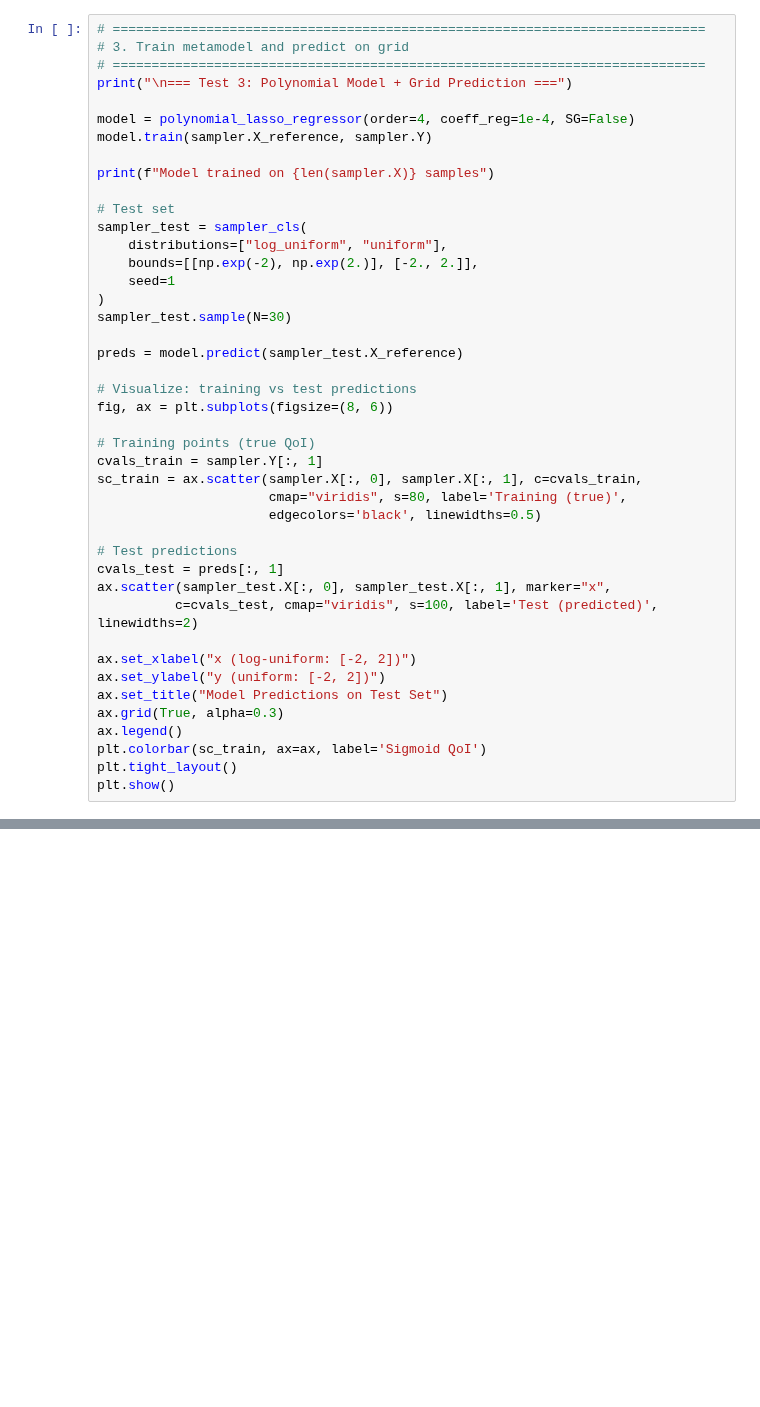
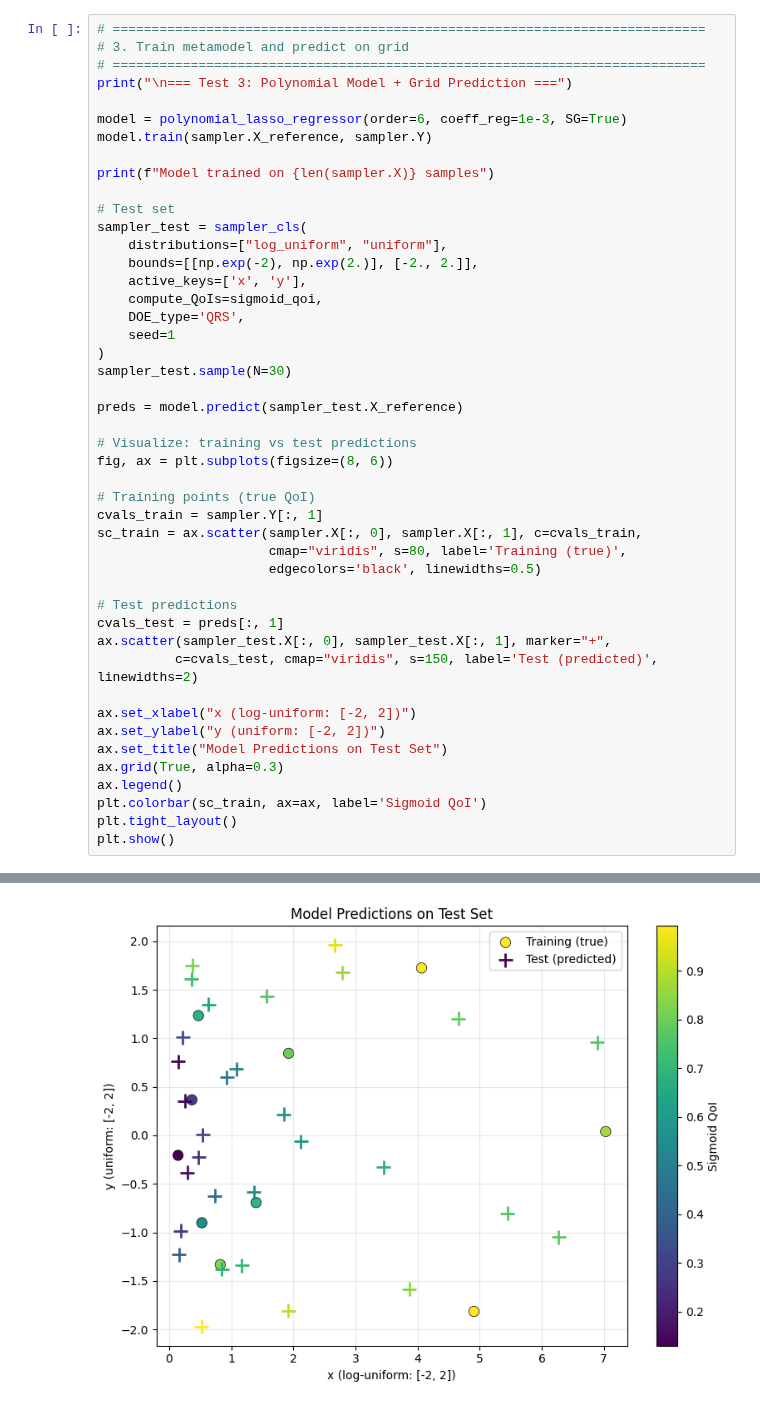
Before and after one commit to kerfriden/SurrOptim, a Jupyter notebook: demo_surroptim.ipynb, the cells around one changed output, grey strips where cells are left out. Cells and saved outputs as stored; diff of their text form; blank space fills up the shorter version.

```diff
--- a/demo_surroptim.ipynb
+++ b/demo_surroptim.ipynb
@@ -131,7 +189,7 @@ plt.show()
 # ============================================================================
 print("\n=== Test 3: Polynomial Model + Grid Prediction ===")
 
-model = polynomial_lasso_regressor(order=4, coeff_reg=1e-4, SG=False)
+model = polynomial_lasso_regressor(order=6, coeff_reg=1e-3, SG=True)
 model.train(sampler.X_reference, sampler.Y)
 
 print(f"Model trained on {len(sampler.X)} samples")
@@ -140,6 +198,9 @@ print(f"Model trained on {len(sampler.X)} samples")
 sampler_test = sampler_cls(
     distributions=["log_uniform", "uniform"],
     bounds=[[np.exp(-2), np.exp(2.)], [-2., 2.]],
+    active_keys=['x', 'y'],
+    compute_QoIs=sigmoid_qoi,
+    DOE_type='QRS',
     seed=1
 )
 sampler_test.sample(N=30)
@@ -157,8 +218,8 @@ sc_train = ax.scatter(sampler.X[:, 0], sampler.X[:, 1], c=cvals_train,
 
 # Test predictions
 cvals_test = preds[:, 1]
-ax.scatter(sampler_test.X[:, 0], sampler_test.X[:, 1], marker="x",
-          c=cvals_test, cmap="viridis", s=100, label='Test (predicted)', linewidths=2)
+ax.scatter(sampler_test.X[:, 0], sampler_test.X[:, 1], marker="+",
+          c=cvals_test, cmap="viridis", s=150, label='Test (predicted)', linewidths=2)
 
 ax.set_xlabel("x (log-uniform: [-2, 2])")
 ax.set_ylabel("y (uniform: [-2, 2])")
@@ -168,3 +229,4 @@ ax.legend()
 plt.colorbar(sc_train, ax=ax, label='Sigmoid QoI')
 plt.tight_layout()
 plt.show()
+# %% [output]
@@ -170,0 +249 @@ plt.show()
+[figure, added]
```
Also changed, not shown: parts of 7 cells of this notebook.
